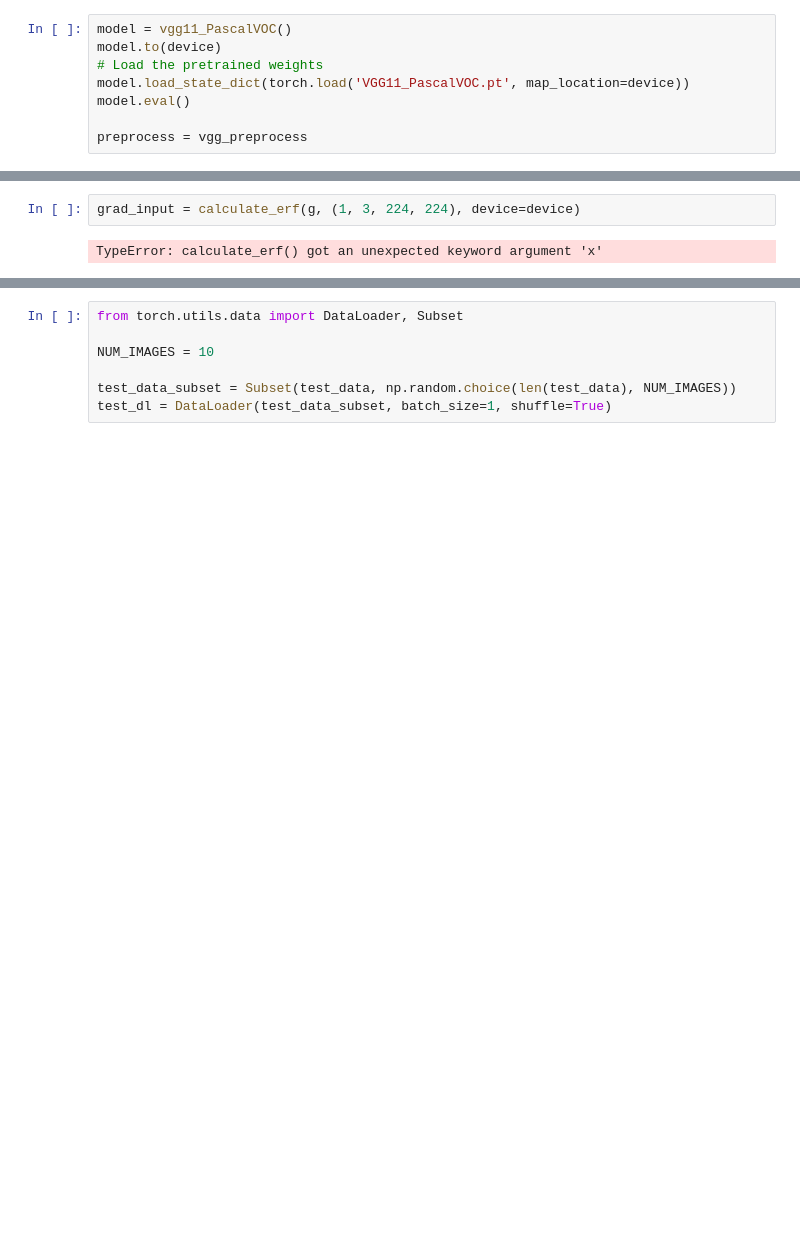
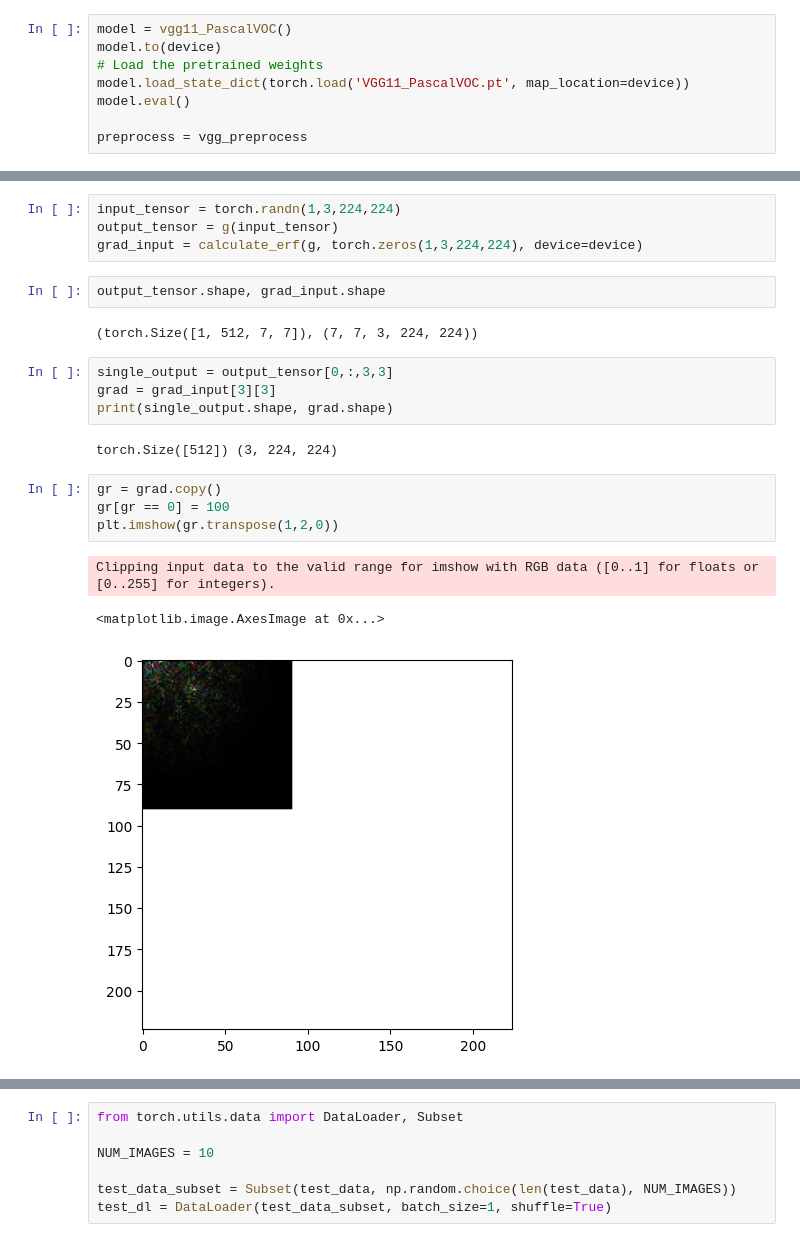
Before and after one commit to liuktc/ML4CV_XAI, a Jupyter notebook: effective_receptive_field.ipynb, the cells around one changed output, grey strips where cells are left out. Drawn from its saved outputs; the diff is of its cells as text; blank space fills up the shorter version.

```diff
--- a/effective_receptive_field.ipynb
+++ b/effective_receptive_field.ipynb
@@ -70,6 +70,24 @@ def calculate_erf(model, input, device):
 
     return result
 # %%
-grad_input = calculate_erf(g, (1, 3, 224, 224), device=device)
+input_tensor = torch.randn(1,3,224,224)
+output_tensor = g(input_tensor)
+grad_input = calculate_erf(g, torch.zeros(1,3,224,224), device=device)
-# %% [output]
-TypeError: calculate_erf() got an unexpected keyword argument 'x'
+# %%
+output_tensor.shape, grad_input.shape
+# %% [output]
+(torch.Size([1, 512, 7, 7]), (7, 7, 3, 224, 224))
+# %%
+single_output = output_tensor[0,:,3,3]
+grad = grad_input[3][3]
+print(single_output.shape, grad.shape)
+# %% [output]
+torch.Size([512]) (3, 224, 224)
+# %%
+gr = grad.copy()
+gr[gr == 0] = 100
+plt.imshow(gr.transpose(1,2,0))
+# %% [output]
+Clipping input data to the valid range for imshow with RGB data ([0..1] for floats or [0..255] for integers).
+<matplotlib.image.AxesImage at 0x...>
+[figure, added]
```
Also changed, not shown: parts of 11 cells of this notebook, 16 other files.
